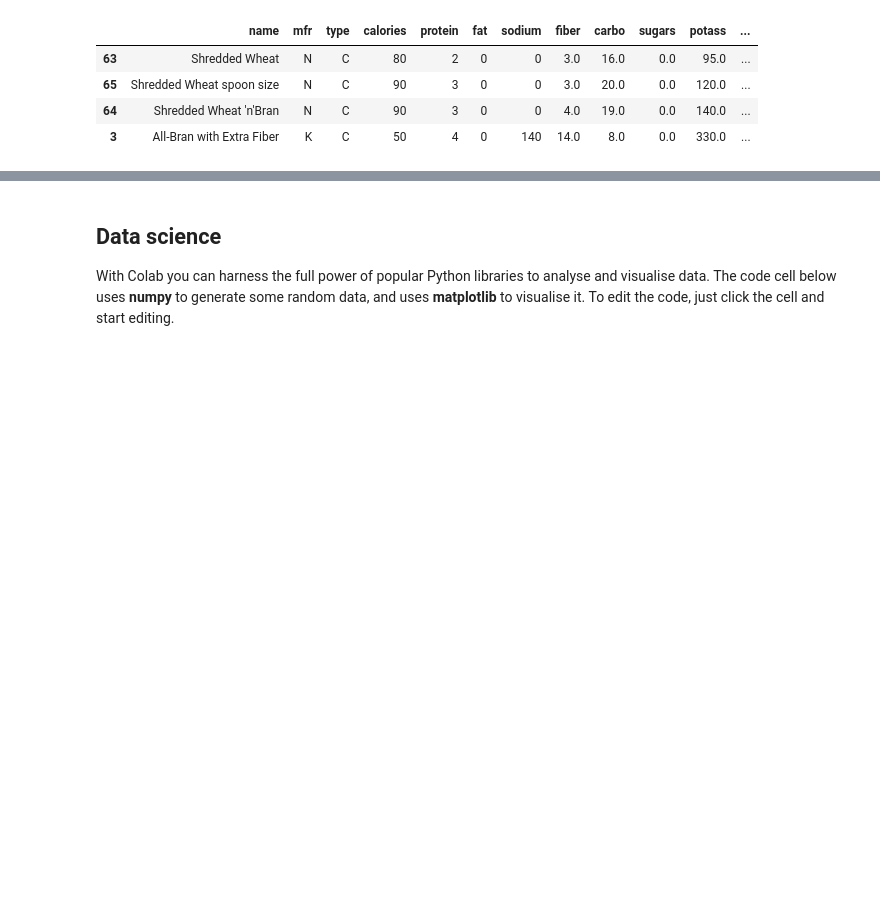
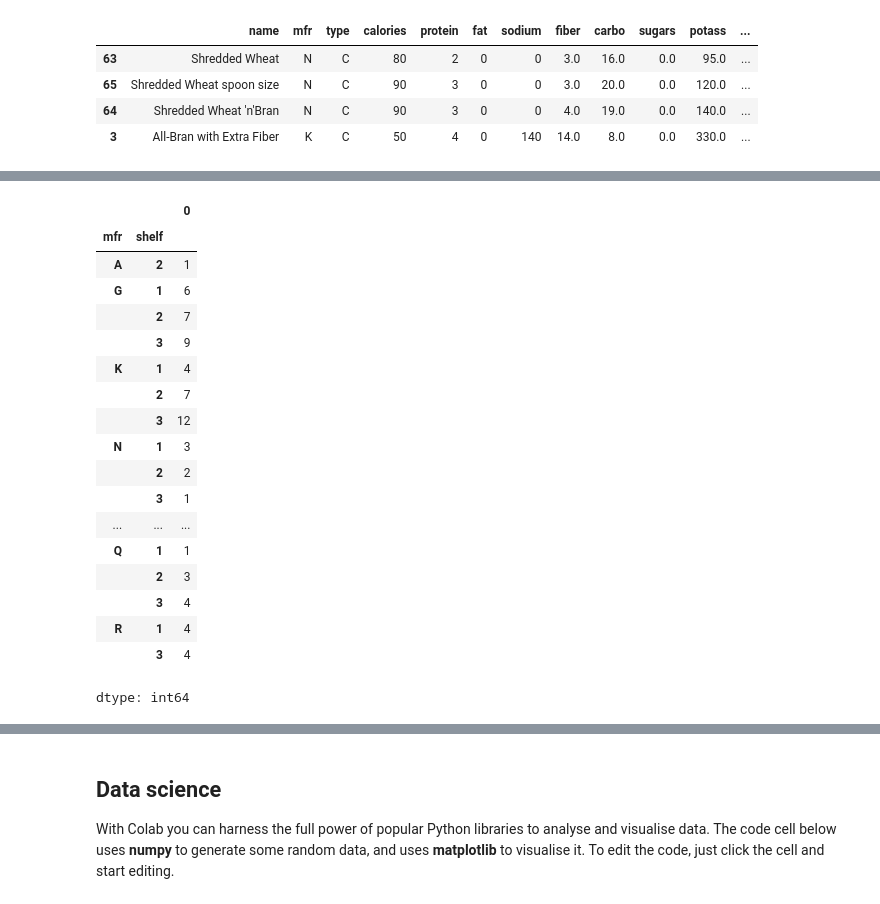
Before and after one commit to budsains/materi, a Jupyter notebook: material_book.ipynb, the cells around one changed output, grey strips where cells are left out. Saved outputs shown, nothing was run; the diff lists cells and outputs as text; code cells hidden in the pictures; blank space fills up the shorter version.

```diff
--- a/material_book.ipynb
+++ b/material_book.ipynb
@@ -162,0 +231,22 @@ df_1.sort_values("rating",ascending=True) #mengurutkan dataframe berdasarkan kri
+# %%
+df.groupby(['mfr','shelf']).size() # membuat agregasi dan melihat jumlah data based on beberapa kategori tertentu
+# %% [output]
+|  |  | 0 |
+| mfr | shelf |  |
+| A | 2 | 1 |
+| G | 1 | 6 |
+|  | 2 | 7 |
+|  | 3 | 9 |
+| K | 1 | 4 |
+|  | 2 | 7 |
+|  | 3 | 12 |
+| N | 1 | 3 |
+|  | 2 | 2 |
+|  | 3 | 1 |
+| ... | ... | ... |
+| Q | 1 | 1 |
+|  | 2 | 3 |
+|  | 3 | 4 |
+| R | 1 | 4 |
+|  | 3 | 4 |
+dtype: int64
```
Also changed, not shown: parts of 17 cells of this notebook.
